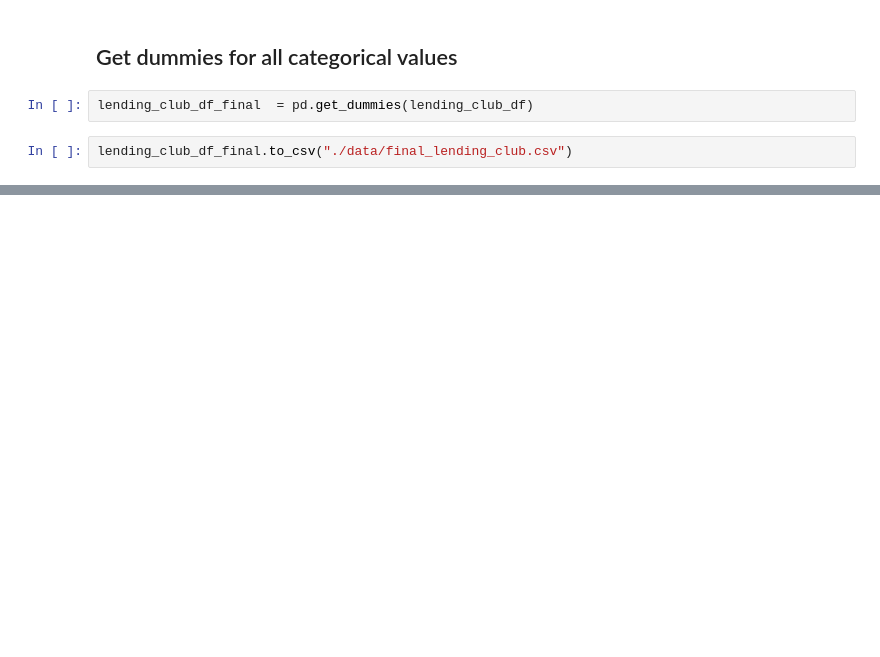
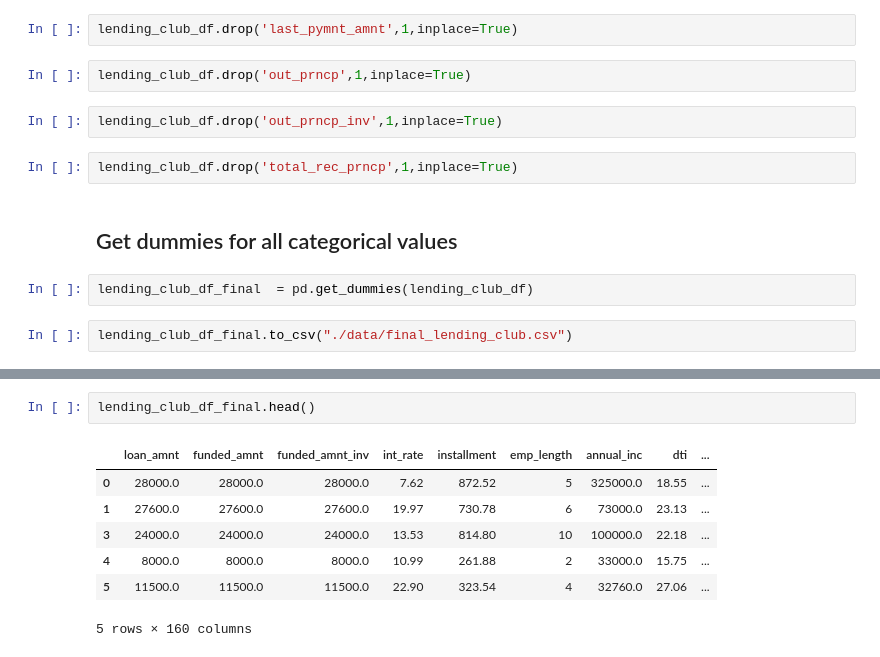
Before and after one commit to jonhilgart22/lending_club_automation, a Jupyter notebook: Data_Cleaning.ipynb, the cells around one changed output, grey strips where cells are left out. Cells and saved outputs as stored; diff of their text form; blank space fills up the shorter version.

```diff
--- a/Data_Cleaning.ipynb
+++ b/Data_Cleaning.ipynb
@@ -552,3 +576,11 @@ array(['CA', 'CO', 'MI', 'NY', 'TX', 'NC', 'NM', 'CT', 'FL', 'MA', 'OH',
+# %%
+lending_club_df.drop('last_pymnt_amnt',1,inplace=True)
+# %%
+lending_club_df.drop('out_prncp',1,inplace=True)
+# %%
+lending_club_df.drop('out_prncp_inv',1,inplace=True)
+# %%
+lending_club_df.drop('total_rec_prncp',1,inplace=True)
 # %% [markdown]
 ## Get dummies for all categorical values
 # %%
@@ -561,0 +601,10 @@ len(lending_club_df_final.columns)
+# %%
+lending_club_df_final.head()
+# %% [output]
+|  | loan_amnt | funded_amnt | funded_amnt_inv | int_rate | installment | emp_length | annual_inc | dti | ... |
+| 0 | 28000.0 | 28000.0 | 28000.0 | 7.62 | 872.52 | 5 | 325000.0 | 18.55 | ... |
+| 1 | 27600.0 | 27600.0 | 27600.0 | 19.97 | 730.78 | 6 | 73000.0 | 23.13 | ... |
+| 3 | 24000.0 | 24000.0 | 24000.0 | 13.53 | 814.80 | 10 | 100000.0 | 22.18 | ... |
+| 4 | 8000.0 | 8000.0 | 8000.0 | 10.99 | 261.88 | 2 | 33000.0 | 15.75 | ... |
+| 5 | 11500.0 | 11500.0 | 11500.0 | 22.90 | 323.54 | 4 | 32760.0 | 27.06 | ... |
+5 rows × 160 columns
```
Also changed, not shown: parts of 13 cells of this notebook, 2 other files.
